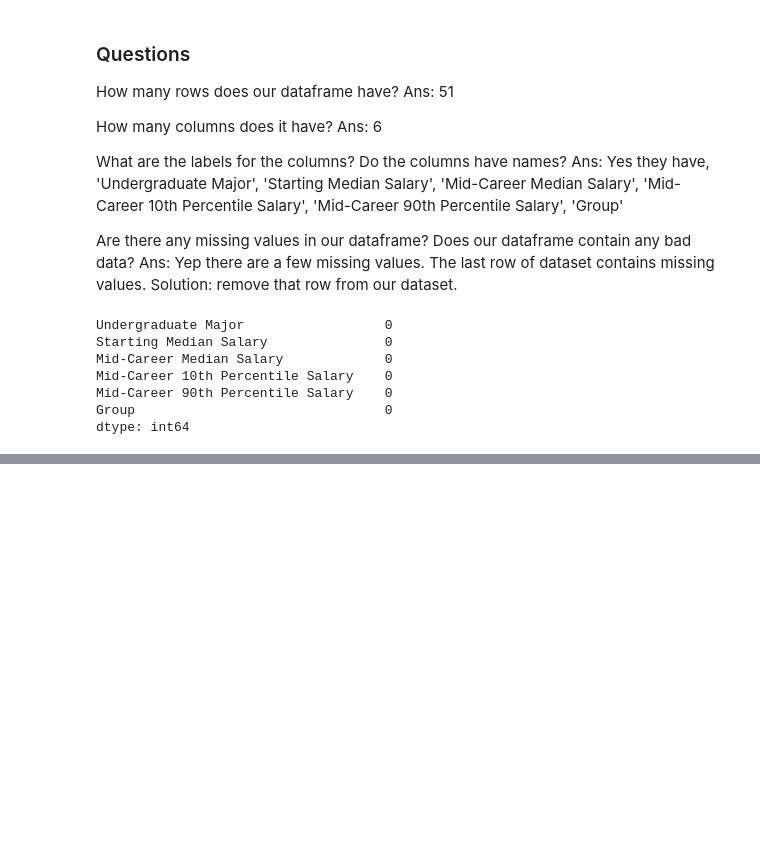
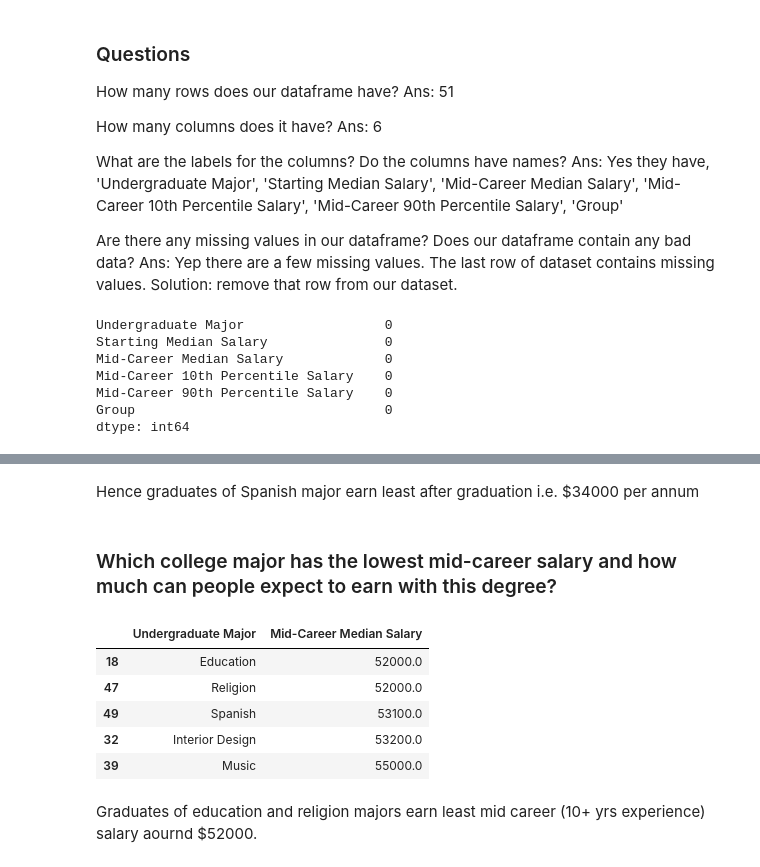
Before and after one commit to M-Awwab-Khan/college-major-data-exploration, a Jupyter notebook: College_Major_Data_Exploration_Pandas.ipynb, the cells around one changed output, grey strips where cells are left out. Drawn from its saved outputs; the diff is of its cells as text; code cells hidden in the pictures; blank space fills up the shorter version.

```diff
--- a/College_Major_Data_Exploration_Pandas.ipynb
+++ b/College_Major_Data_Exploration_Pandas.ipynb
@@ -84,0 +129,17 @@ dtype: int64
+# %% [markdown]
+Hence graduates of Spanish major earn least after graduation i.e. $34000 per annum
+# %% [markdown]
+### Which college major has the lowest mid-career salary and how much can people expect to earn with this degree?
+# %%
+cleaned[['Undergraduate Major', 'Mid-Career Median Salary']]\
+.sort_values(by='Mid-Career Median Salary')\
+.head()
+# %% [output]
+|  | Undergraduate Major | Mid-Career Median Salary |
+| 18 | Education | 52000.0 |
+| 47 | Religion | 52000.0 |
+| 49 | Spanish | 53100.0 |
+| 32 | Interior Design | 53200.0 |
+| 39 | Music | 55000.0 |
+# %% [markdown]
+Graduates of education and religion majors earn least mid career (10+ yrs experience) salary aournd $52000.
```
Also changed, not shown: parts of 8 cells of this notebook.
